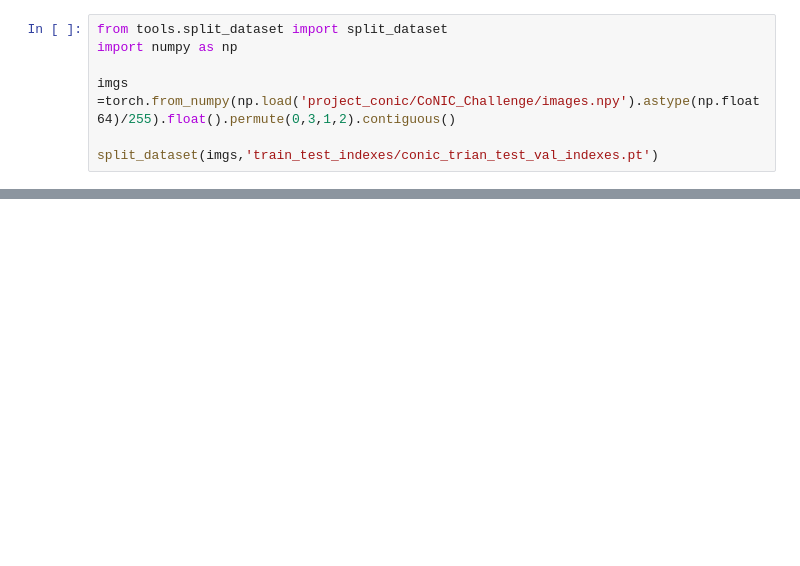
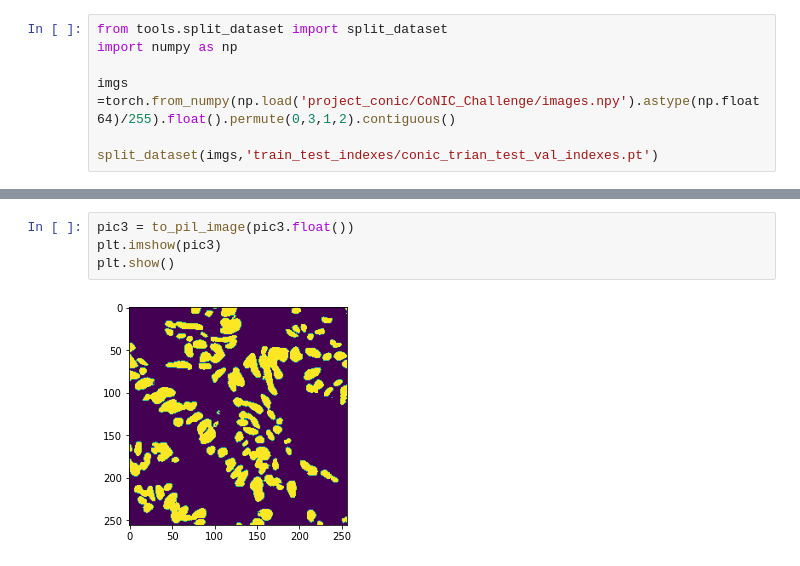
Before and after one commit to meihuanyuyuyu/CellMaskNet, a Jupyter notebook: testcode.ipynb, the cells around one changed output, grey strips where cells are left out. Drawn from its saved outputs; the diff is of its cells as text; blank space fills up the shorter version.

```diff
--- a/testcode.ipynb
+++ b/testcode.ipynb
@@ -78,0 +112,6 @@ split_dataset(imgs,'train_test_indexes/conic_trian_test_val_indexes.pt')
+# %%
+pic3 = to_pil_image(pic3.float())
+plt.imshow(pic3)
+plt.show()
+# %% [output]
+[figure, added]
```
Also changed, not shown: parts of 16 cells of this notebook, 12 other files.
